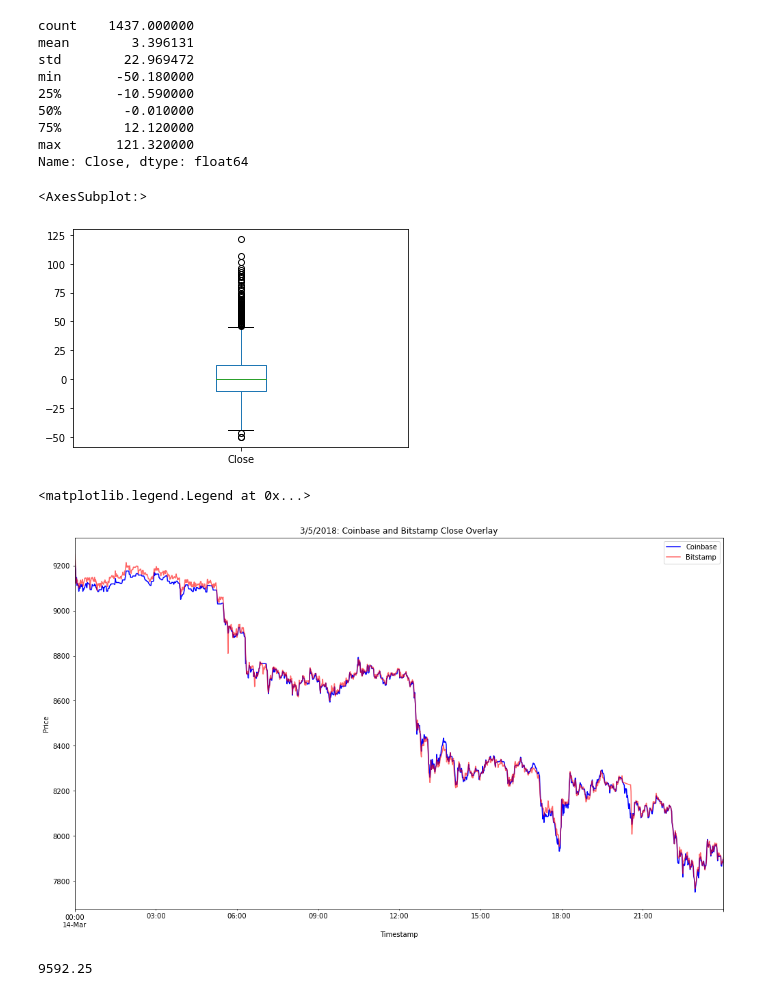
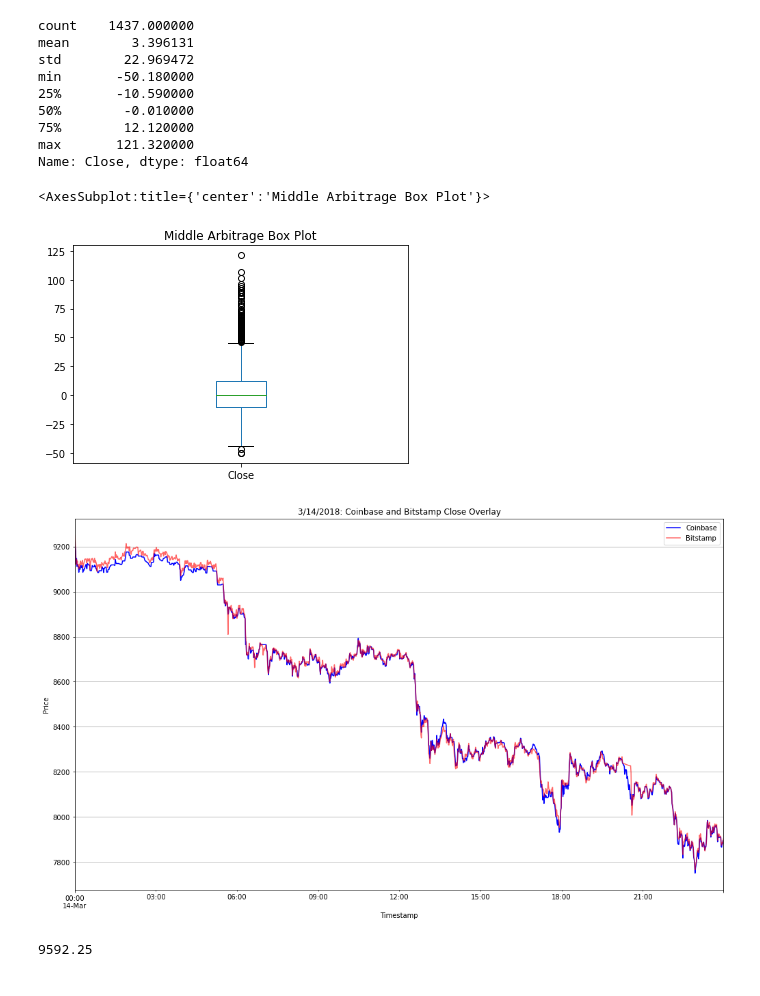
Before and after one commit to scottslusher/Crypto-Arbitrage, a Jupyter notebook: Starter_Code/Starter_Code/crypto_arbitrage.ipynb, the cells around one changed output. Drawn from its saved outputs; the diff is of its cells as text; code cells hidden in the pictures.

```diff
--- a/Starter_Code/Starter_Code/crypto_arbitrage.ipynb
+++ b/Starter_Code/Starter_Code/crypto_arbitrage.ipynb
@@ -390,18 +393,18 @@ max       121.320000
 Name: Close, dtype: float64
 # %%
 # Visualize the arbitrage spread from the middle of the dataset in a box plot
-arbitrage_spread_middle.plot.box()
+arbitrage_spread_middle.plot.box(title="Middle Arbitrage Box Plot")
 # %% [output]
-<AxesSubplot:>
+<AxesSubplot:title={'center':'Middle Arbitrage Box Plot'}>
-[figure, old version]
+[figure, new version]
 # %%
 # Create an overlay plot that visualizes the two dataframes over a period of one day from late in the dataset.
 # Be sure that the plots include the parameters `legend`, `figsize`, `title`, `color` and `label`
-ax = coinbase_sliced['Close'].loc['2018-03-14':'2018-03-14'].plot(figsize=(17,10), ylabel='Price', alpha=1, rot=90, title="3/5/2018: Coinbase and Bitstamp Close Overlay", color='blue')
+ax = coinbase_sliced['Close'].loc['2018-03-14':'2018-03-14'].plot(figsize=(17,10), ylabel='Price', alpha=1, rot=90, title="3/14/2018: Coinbase and Bitstamp Close Overlay", color='blue')
 bitstamp_sliced['Close'].loc['2018-03-14':'2018-03-14'].plot(ax=ax, color='red', alpha=0.6)
 ax.legend(['Coinbase', 'Bitstamp'])
+ax.grid(True)
 # %% [output]
-<matplotlib.legend.Legend at 0x...>
 [figure]
 # %%
 # Using the date from the late that you have selected, calculate the arbitrage spread
```
Also changed, not shown: parts of 12 cells of this notebook.
